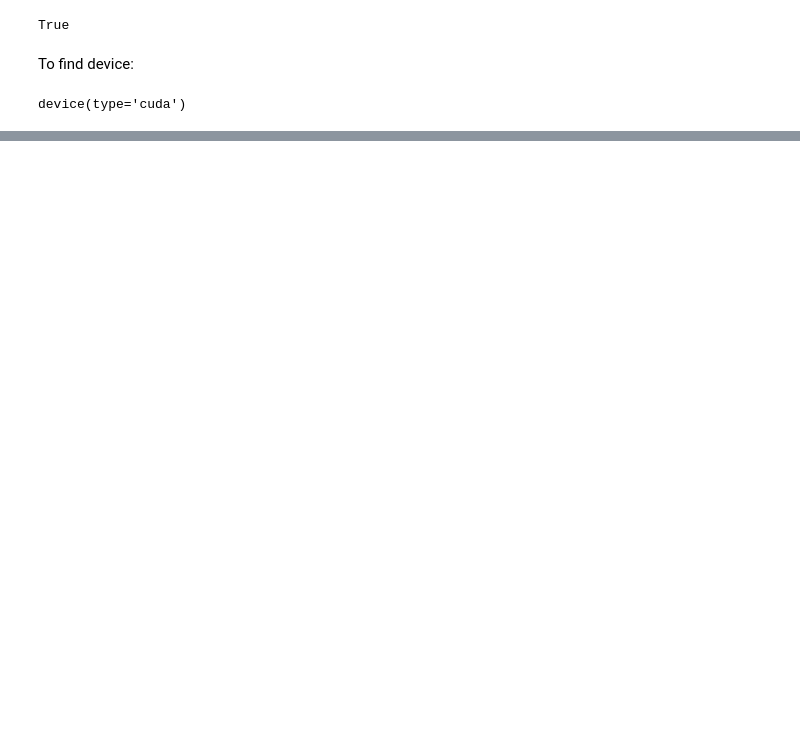
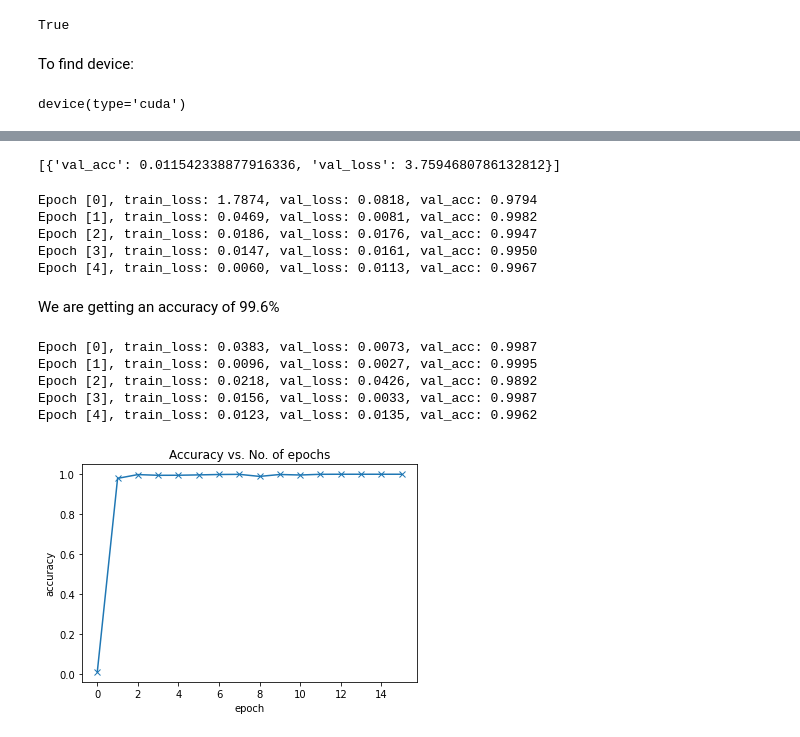
Before and after one commit to kajalkattige30/DLProject, a Jupyter notebook: TrafficSignRecognitionProject.ipynb, the cells around one changed output, grey strips where cells are left out. Saved outputs shown, nothing was run; the diff lists cells and outputs as text; code cells hidden in the pictures; blank space fills up the shorter version.

```diff
--- a/TrafficSignRecognitionProject.ipynb
+++ b/TrafficSignRecognitionProject.ipynb
@@ -194,0 +398,34 @@ device(type='cuda')
+# %%
+history = [evaluate(model, val_DataLoader)]
+history
+# %% [output]
+[{'val_acc': 0.011542338877916336, 'val_loss': 3.7594680786132812}]
+# %%
+history += fit(5, 0.001, model, train_DataLoader, val_DataLoader, torch.optim.Adam)
+# %% [output]
+Epoch [0], train_loss: 1.7874, val_loss: 0.0818, val_acc: 0.9794
+Epoch [1], train_loss: 0.0469, val_loss: 0.0081, val_acc: 0.9982
+Epoch [2], train_loss: 0.0186, val_loss: 0.0176, val_acc: 0.9947
+Epoch [3], train_loss: 0.0147, val_loss: 0.0161, val_acc: 0.9950
+Epoch [4], train_loss: 0.0060, val_loss: 0.0113, val_acc: 0.9967
+# %% [markdown]
+We are getting an accuracy of 99.6%
+# %%
+history += fit(5, 0.001, model, train_DataLoader, val_DataLoader, torch.optim.Adam)
+# %% [output]
+Epoch [0], train_loss: 0.0383, val_loss: 0.0073, val_acc: 0.9987
+Epoch [1], train_loss: 0.0096, val_loss: 0.0027, val_acc: 0.9995
+Epoch [2], train_loss: 0.0218, val_loss: 0.0426, val_acc: 0.9892
+Epoch [3], train_loss: 0.0156, val_loss: 0.0033, val_acc: 0.9987
+Epoch [4], train_loss: 0.0123, val_loss: 0.0135, val_acc: 0.9962
+# %%
+def plot_accuracies(history):
+    accuracies = [x['val_acc'] for x in history]
+    plt.plot(accuracies, '-x')
+    plt.xlabel('epoch')
+    plt.ylabel('accuracy')
+    plt.title('Accuracy vs. No. of epochs');
+# %%
+plot_accuracies(history)
+# %% [output]
+[figure, added]
```
Also changed, not shown: parts of 38 cells of this notebook.
